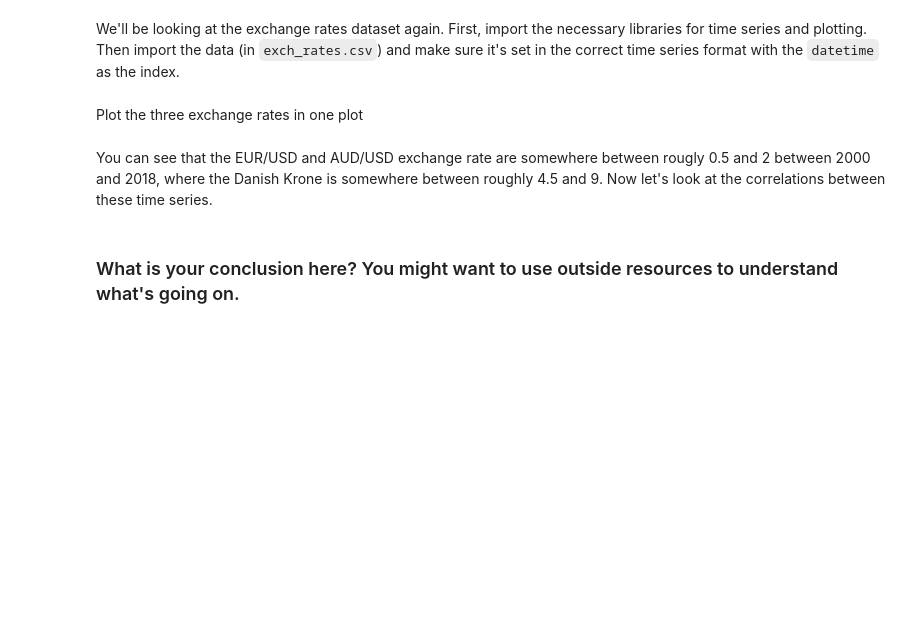
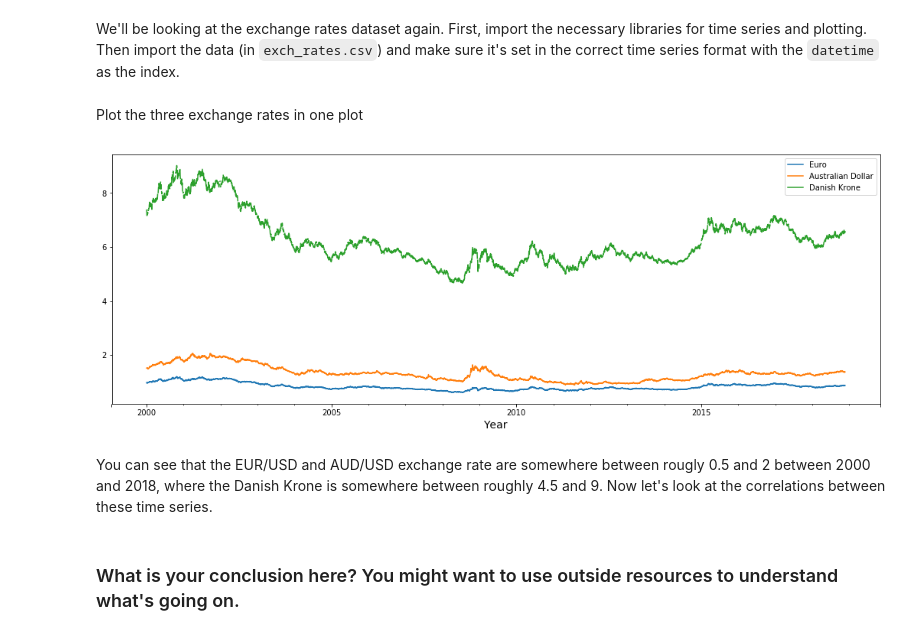
Before and after one commit to yuwenwang169/dsc-enterprise-hsbc-autocorrelation-in-time-series-lab-hsbc-ds-081319, a Jupyter notebook: index.ipynb, the cells around one changed output. Cells and saved outputs as stored; diff of their text form; code cells hidden in the pictures; blank space fills up the shorter version.

```diff
--- a/index.ipynb
+++ b/index.ipynb
@@ -36,3 +34,9 @@ Plot the three exchange rates in one plot
+# %%
+# your code here
+xr.plot(figsize=(18,6))
+plt.xlabel('Year', fontsize=14);
+# %% [output]
+[figure, added]
 # %% [markdown]
 You can see that the EUR/USD and AUD/USD exchange rate are somewhere between rougly 0.5 and 2 between 2000 and 2018, where the Danish Krone is somewhere between roughly 4.5 and 9. Now let's look at the correlations between these time series.
 # %%
```
Also changed, not shown: parts of 1 cell of this notebook.
